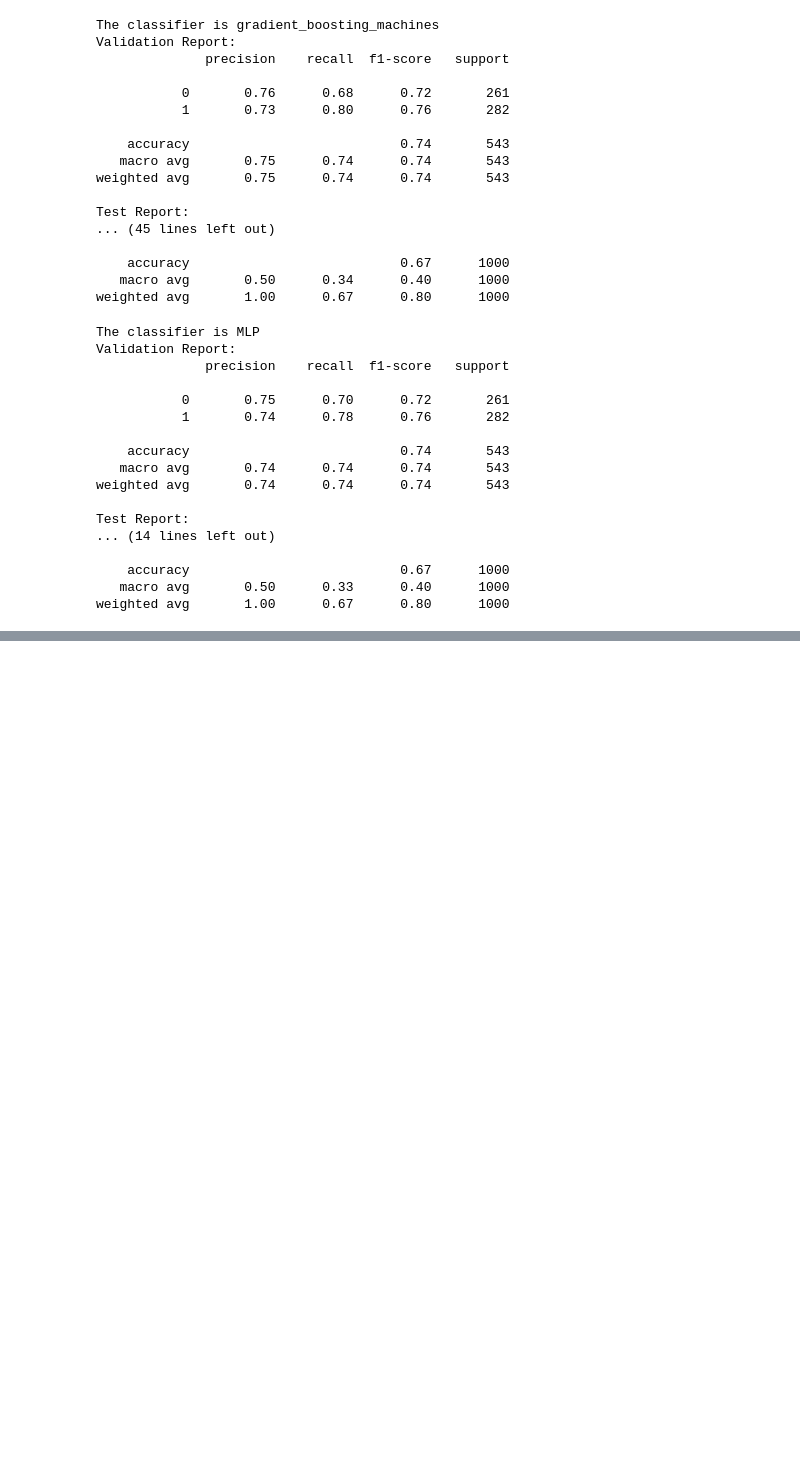
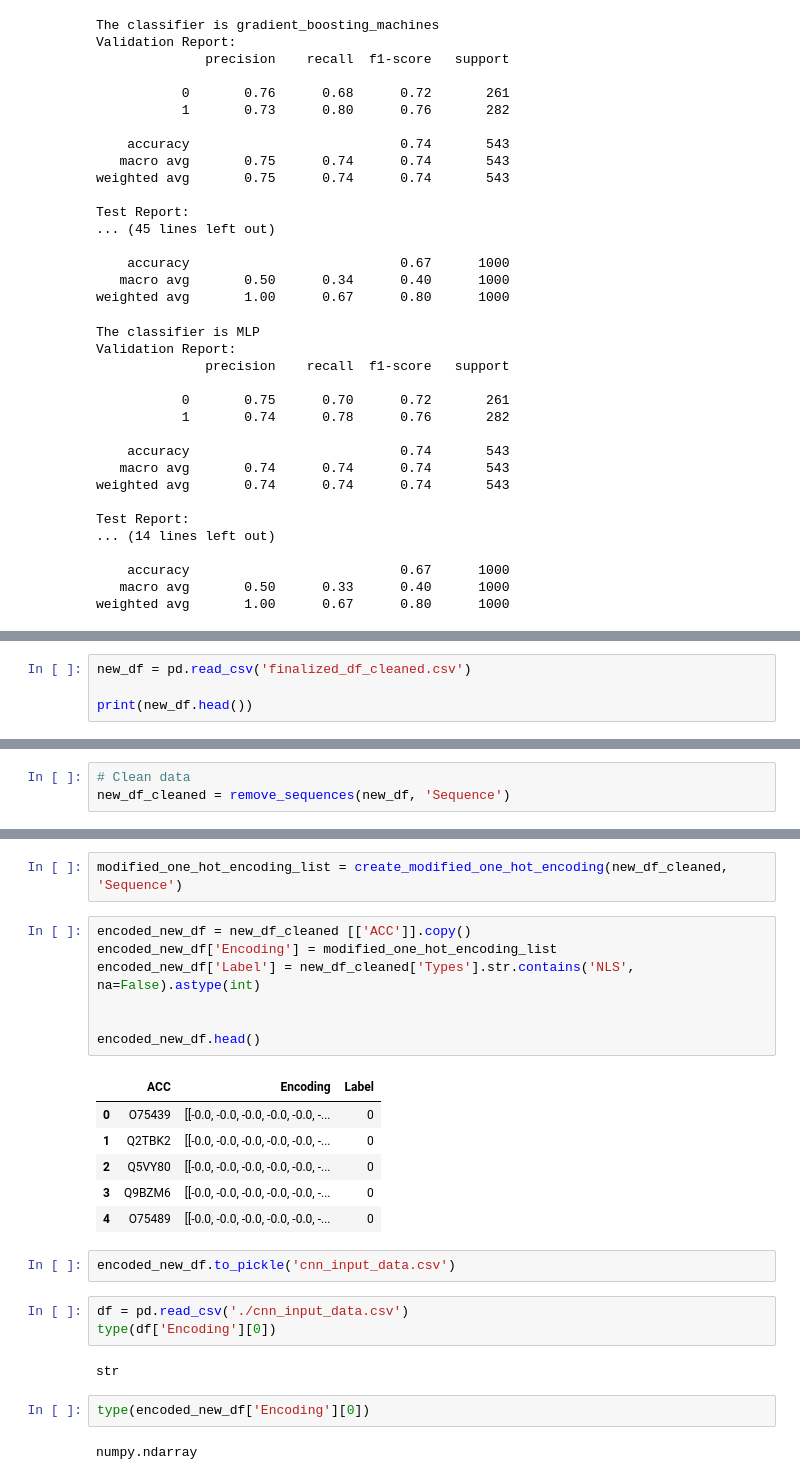
Before and after one commit to auerbachsd/NLSeer, a Jupyter notebook: Ming_data_extraction/NLS_Motifs_PSSM.ipynb, the cells around one changed output, grey strips where cells are left out. Saved outputs shown, nothing was run; the diff lists cells and outputs as text; blank space fills up the shorter version.

Commit message:
generate input data for CNN

```diff
--- a/Ming_data_extraction/NLS_Motifs_PSSM.ipynb
+++ b/Ming_data_extraction/NLS_Motifs_PSSM.ipynb
@@ -666,0 +669,4 @@ weighted avg       1.00      0.67      0.80      1000
+# %%
+new_df = pd.read_csv('finalized_df_cleaned.csv')
+
+print(new_df.head())
@@ -666,0 +687,3 @@ weighted avg       1.00      0.67      0.80      1000
+# %%
+# Clean data
+new_df_cleaned = remove_sequences(new_df, 'Sequence')
@@ -666,0 +727,27 @@ weighted avg       1.00      0.67      0.80      1000
+# %%
+modified_one_hot_encoding_list = create_modified_one_hot_encoding(new_df_cleaned, 'Sequence')
+# %%
+encoded_new_df = new_df_cleaned [['ACC']].copy()
+encoded_new_df['Encoding'] = modified_one_hot_encoding_list
+encoded_new_df['Label'] = new_df_cleaned['Types'].str.contains('NLS', na=False).astype(int)
+
+
+encoded_new_df.head()
+# %% [output]
+|  | ACC | Encoding | Label |
+| 0 | O75439 | [[-0.0, -0.0, -0.0, -0.0, -0.0, -... | 0 |
+| 1 | Q2TBK2 | [[-0.0, -0.0, -0.0, -0.0, -0.0, -... | 0 |
+| 2 | Q5VY80 | [[-0.0, -0.0, -0.0, -0.0, -0.0, -... | 0 |
+| 3 | Q9BZM6 | [[-0.0, -0.0, -0.0, -0.0, -0.0, -... | 0 |
+| 4 | O75489 | [[-0.0, -0.0, -0.0, -0.0, -0.0, -... | 0 |
+# %%
+encoded_new_df.to_pickle('cnn_input_data.csv')
+# %%
+df = pd.read_csv('./cnn_input_data.csv')
+type(df['Encoding'][0])
+# %% [output]
+str
+# %%
+type(encoded_new_df['Encoding'][0])
+# %% [output]
+numpy.ndarray
```
Also changed, not shown: parts of 3 cells of this notebook, 4 other files.
